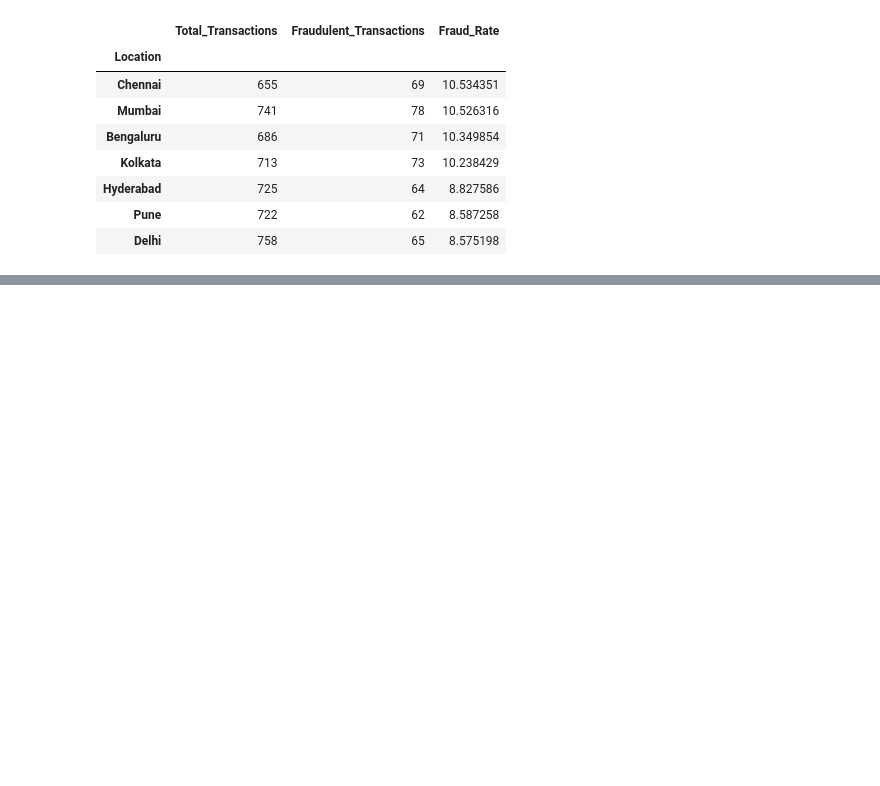
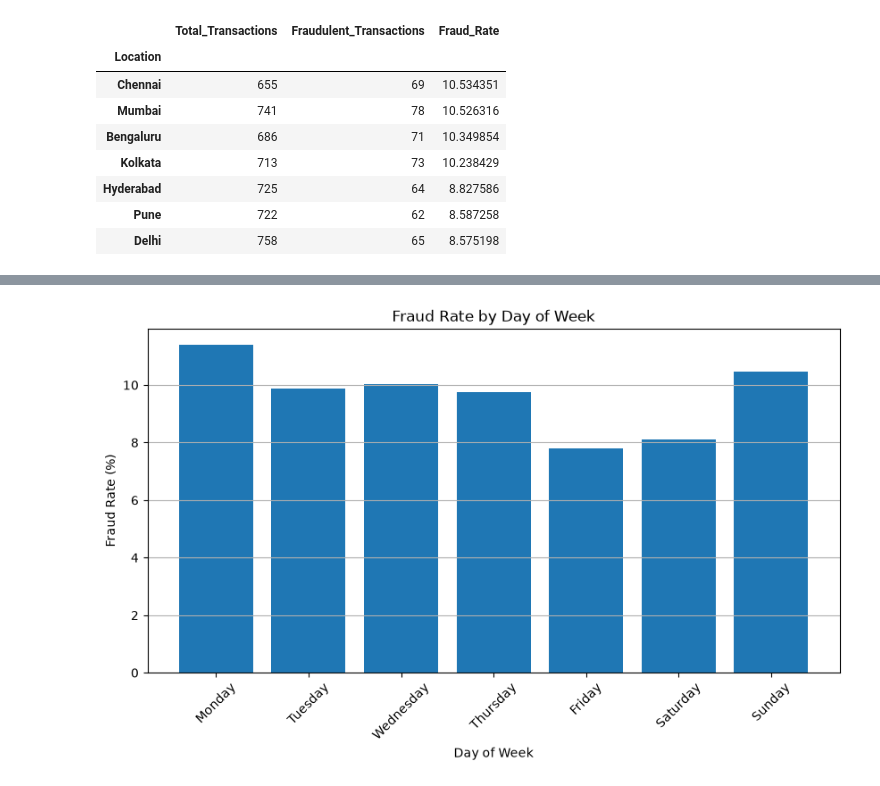
Before and after one commit to umairr-95/Financial-Fraud-Detection-Model-with-Dashboard, a Jupyter notebook: notebooks/EDA.ipynb, the cells around one changed output, grey strips where cells are left out. Cells and saved outputs as stored; diff of their text form; code cells hidden in the pictures; blank space fills up the shorter version.

```diff
--- a/EDA.ipynb
+++ b/notebooks/EDA.ipynb
@@ -390,0 +506,3 @@ plt.show()
+# %%
+df["Day_of_Week"] = df["Transaction_Date"].dt.day_name()
+print(df["Day_of_Week"].head(10))
@@ -390,0 +521,8 @@ plt.show()
+# %%
+day_fraud = (
+    df.groupby("Day_of_Week")["Fraudulent"]
+    .mean()
+    * 100
+)
+
+print(day_fraud)
@@ -390,0 +539,14 @@ plt.show()
+# %%
+day_order = [
+    "Monday",
+    "Tuesday",
+    "Wednesday",
+    "Thursday",
+    "Friday",
+    "Saturday",
+    "Sunday"
+]
+
+day_fraud = day_fraud.reindex(day_order)
+
+print(day_fraud)
@@ -390,0 +563,16 @@ plt.show()
+# %%
+# visualizing fraud rate day to day
+plt.figure(figsize=(10, 5))
+
+plt.bar(day_fraud.index, day_fraud.values)
+
+plt.xlabel("Day of Week")
+plt.ylabel("Fraud Rate (%)")
+plt.title("Fraud Rate by Day of Week")
+
+plt.xticks(rotation=45)
+plt.grid(axis="y")
+
+plt.show()
+# %% [output]
+[figure, added]
```
Also changed, not shown: parts of 23 cells of this notebook, 3 other files.
